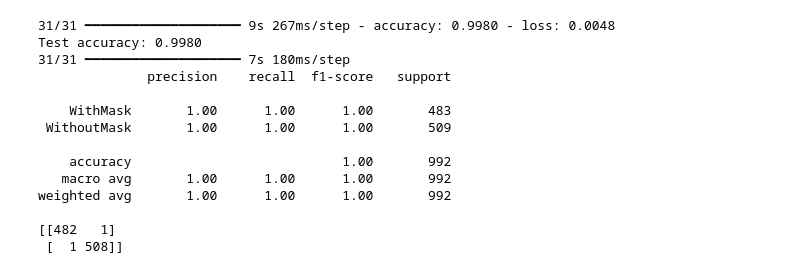
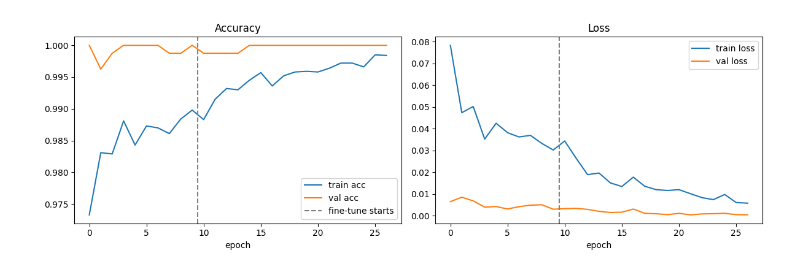
Before and after one commit to ngocmai141106/DNN-project1-G1-Facemask, a Jupyter notebook: code/03_transfer_learning.ipynb, the cells around one changed output. Cells and saved outputs as stored; diff of their text form; code cells hidden in the pictures.

```diff
--- a/code/03_transfer_learning.ipynb
+++ b/code/03_transfer_learning.ipynb
@@ -17,3 +22,18 @@ TEST_DIR = os.path.join(BASE_DIR, "Test")
 
 IMG_SIZE = (128, 128)
 BATCH_SIZE = 32
+
+train_ds = tf.keras.utils.image_dataset_from_directory(
+    TRAIN_DIR, image_size=IMG_SIZE, batch_size=BATCH_SIZE,
+    label_mode="binary", color_mode="rgb", shuffle=True, seed=SEED)
+
+val_ds = tf.keras.utils.image_dataset_from_directory(
+    VAL_DIR, image_size=IMG_SIZE, batch_size=BATCH_SIZE,
+    label_mode="binary", color_mode="rgb", shuffle=False)
+
+test_ds = tf.keras.utils.image_dataset_from_directory(
+    TEST_DIR, image_size=IMG_SIZE, batch_size=BATCH_SIZE,
+    label_mode="binary", color_mode="rgb", shuffle=False)
+
+class_names = train_ds.class_names
+print(class_names)
@@ -138,24 +187,21 @@ Epoch 35/50
 # %%
-# Evaluate
-test_loss, test_acc = model.evaluate(test_ds)
-print(f"Test accuracy: {test_acc:.4f}")
+#training curves (head + fine-tune together)
+def joined(key):
+    return history_head.history[key] + history_finetune.history[key]
 
-y_true = np.concatenate([y.numpy() for _, y in test_ds]).flatten().astype(int)
-y_pred = (model.predict(test_ds) >= 0.5).astype(int).flatten()
-print(classification_report(y_true, y_pred, target_names=class_names))
-print(confusion_matrix(y_true, y_pred))
+fig, ax = plt.subplots(1, 2, figsize=(12, 4))
+ax[0].plot(joined("accuracy"), label="train acc")
+ax[0].plot(joined("val_accuracy"), label="val acc")
+ax[0].axvline(len(history_head.history["loss"]) - 0.5, color="gray", linestyle="--", label="fine-tune starts")
+ax[0].set_xlabel("epoch"); ax[0].legend(); ax[0].set_title("Accuracy")
+
+ax[1].plot(joined("loss"), label="train loss")
+ax[1].plot(joined("val_loss"), label="val loss")
+ax[1].axvline(len(history_head.history["loss"]) - 0.5, color="gray", linestyle="--")
+ax[1].set_xlabel("epoch"); ax[1].legend(); ax[1].set_title("Loss")
+
+plt.tight_layout()
+plt.savefig("../reports/training_curves.png", dpi=200)
+plt.show()
 # %% [output]
-31/31 ━━━━━━━━━━━━━━━━━━━━ 9s 267ms/step - accuracy: 0.9980 - loss: 0.0048
-Test accuracy: 0.9980
-31/31 ━━━━━━━━━━━━━━━━━━━━ 7s 180ms/step
-              precision    recall  f1-score   support
-
-    WithMask       1.00      1.00      1.00       483
- WithoutMask       1.00      1.00      1.00       509
-
-    accuracy                           1.00       992
-   macro avg       1.00      1.00      1.00       992
-weighted avg       1.00      1.00      1.00       992
-
-[[482   1]
- [  1 508]]
+[figure, added]
```
Also changed, not shown: parts of 8 cells of this notebook, 2 other files.
